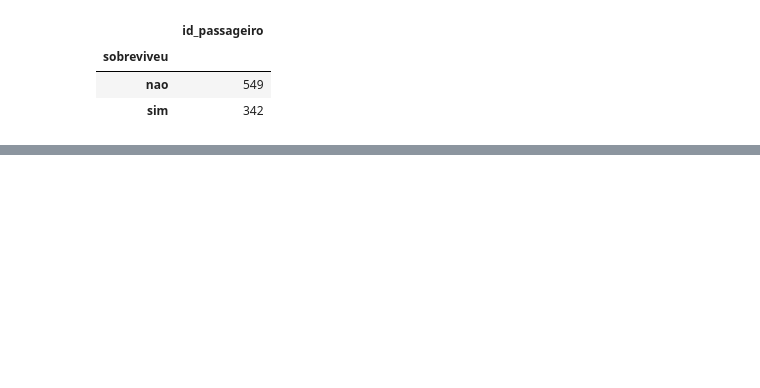
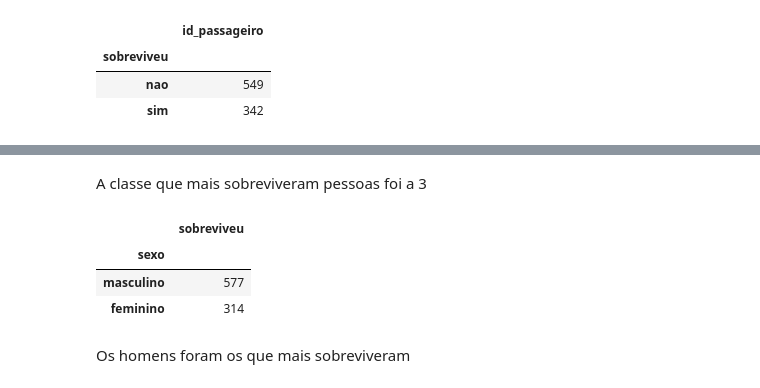
Before and after one commit to anaclaramilani/intro_python_verao_ime_2023, a Jupyter notebook: exercicios/exercicio02.ipynb, the cells around one changed output, grey strips where cells are left out. Cells and saved outputs as stored; diff of their text form; code cells hidden in the pictures; blank space fills up the shorter version.

```diff
--- a/exercicios/exercicio02.ipynb
+++ b/exercicios/exercicio02.ipynb
@@ -173,0 +214,12 @@ ValueError: could not convert string to float: '7,925.00'
+# %% [markdown]
+A classe que mais sobreviveram pessoas foi a 3
+# %%
+# EX 12
+df[['sexo','sobreviveu']].groupby(['sexo']).count().sort_values(by=['sobreviveu'], ascending=False)
+# %% [output]
+|  | sobreviveu |
+| sexo |  |
+| masculino | 577 |
+| feminino | 314 |
+# %% [markdown]
+Os homens foram os que mais sobreviveram
```
Also changed, not shown: parts of 4 cells of this notebook, 1 other file.
